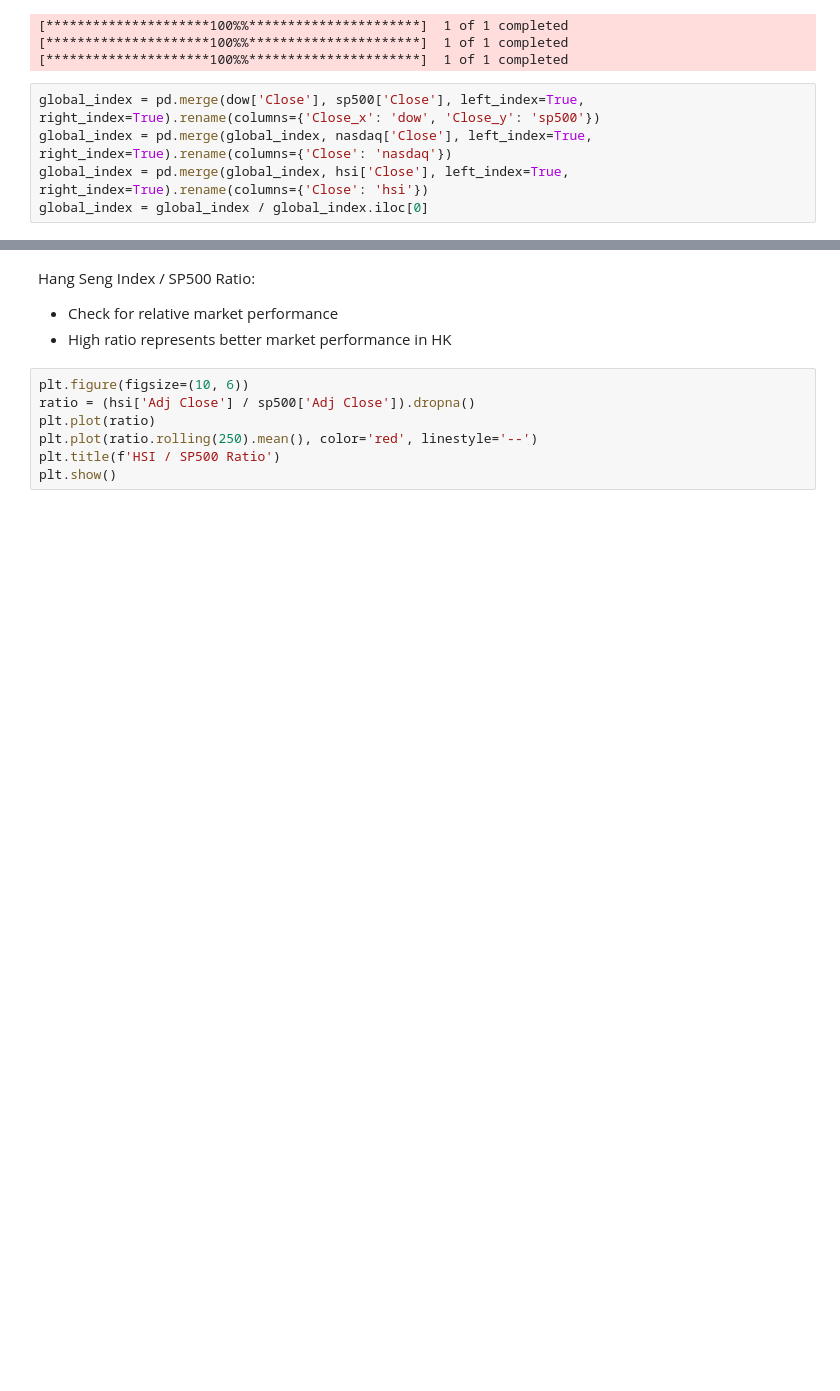
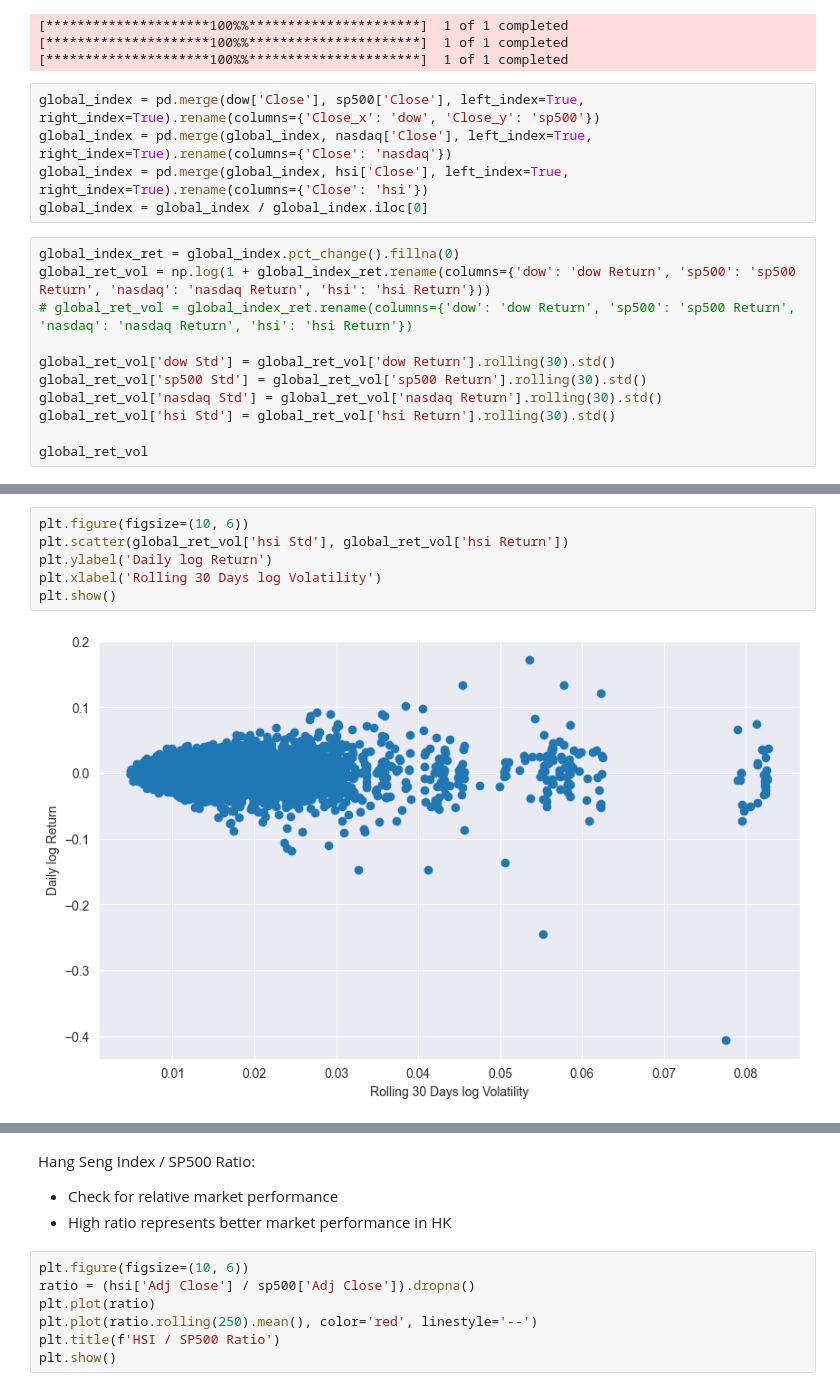
Before and after one commit to Henrywzh/right_time, a Jupyter notebook: self_research/market_corr.ipynb, the cells around one changed output, grey strips where cells are left out. Cells and saved outputs as stored; diff of their text form; blank space fills up the shorter version.

```diff
--- a/self_research/market_corr.ipynb
+++ b/self_research/market_corr.ipynb
@@ -33,3 +33,14 @@ global_index = pd.merge(dow['Close'], sp500['Close'], left_index=True, right_ind
 global_index = pd.merge(global_index, nasdaq['Close'], left_index=True, right_index=True).rename(columns={'Close': 'nasdaq'})
 global_index = pd.merge(global_index, hsi['Close'], left_index=True, right_index=True).rename(columns={'Close': 'hsi'})
 global_index = global_index / global_index.iloc[0]
+# %%
+global_index_ret = global_index.pct_change().fillna(0)
+global_ret_vol = np.log(1 + global_index_ret.rename(columns={'dow': 'dow Return', 'sp500': 'sp500 Return', 'nasdaq': 'nasdaq Return', 'hsi': 'hsi Return'}))
+# global_ret_vol = global_index_ret.rename(columns={'dow': 'dow Return', 'sp500': 'sp500 Return', 'nasdaq': 'nasdaq Return', 'hsi': 'hsi Return'})
+
+global_ret_vol['dow Std'] = global_ret_vol['dow Return'].rolling(30).std()
+global_ret_vol['sp500 Std'] = global_ret_vol['sp500 Return'].rolling(30).std()
+global_ret_vol['nasdaq Std'] = global_ret_vol['nasdaq Return'].rolling(30).std()
+global_ret_vol['hsi Std'] = global_ret_vol['hsi Return'].rolling(30).std()
+
+global_ret_vol
@@ -36 +62,9 @@ global_index = global_index / global_index.iloc[0]
+# %%
+plt.figure(figsize=(10, 6))
+plt.scatter(global_ret_vol['hsi Std'], global_ret_vol['hsi Return'])
+plt.ylabel('Daily log Return')
+plt.xlabel('Rolling 30 Days log Volatility')
+plt.show()
+# %% [output]
+[figure, added]
 # %%
```
Also changed, not shown: parts of 5 cells of this notebook.
